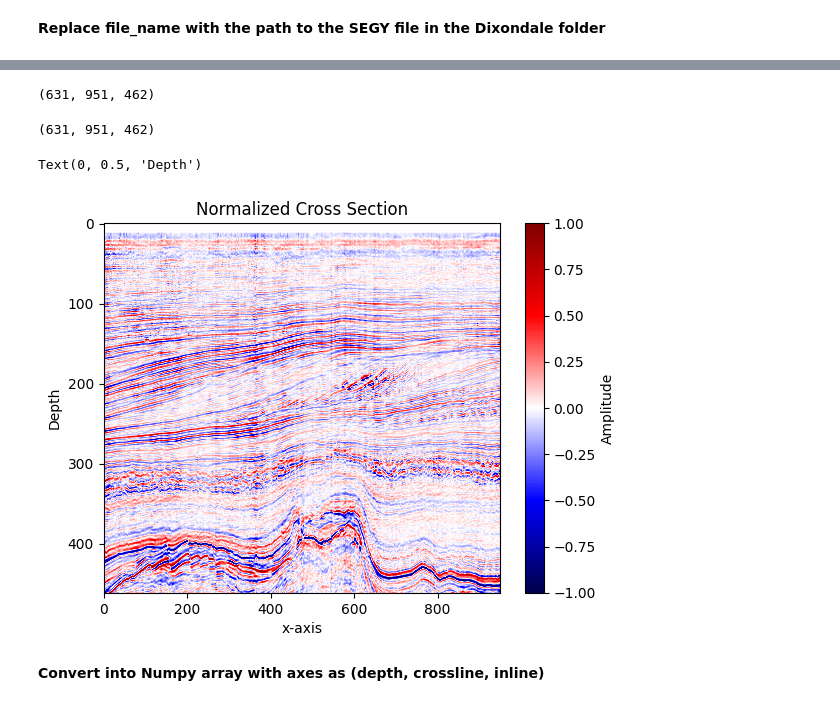
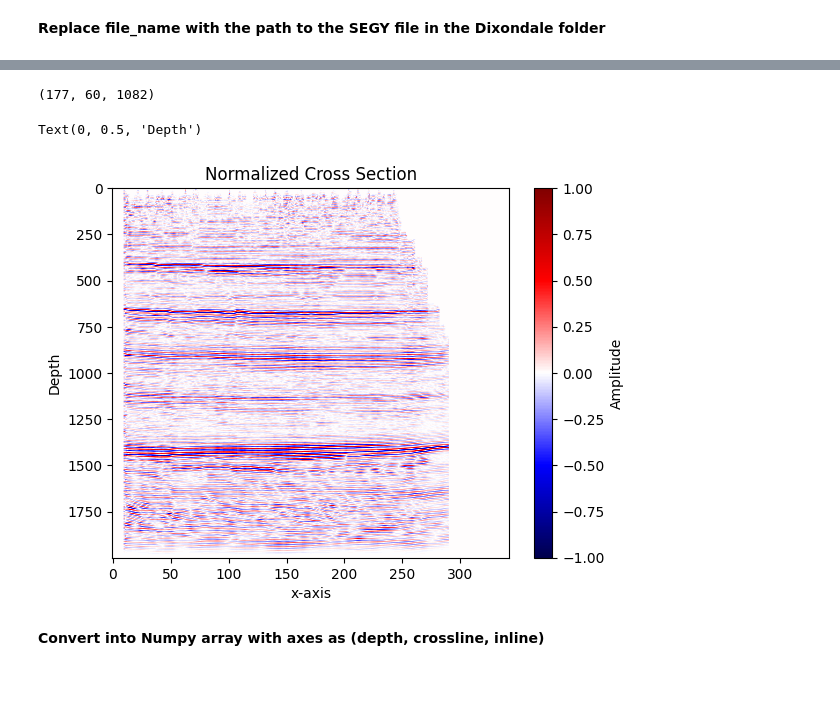
Before and after one commit to crbuch/SeismicML, a Jupyter notebook: main.ipynb, the cells around one changed output, grey strips where cells are left out. Cells and saved outputs as stored; diff of their text form; code cells hidden in the pictures.

```diff
--- a/main.ipynb
+++ b/main.ipynb
@@ -9,6 +11,7 @@ dixondale = "G:/3D Seismic Volumes-SEGY/Seismic Data 3DX/Dixondale/DixondalePSTM
 
 netherlands = "./SeismicData/Netherlands.sgy"
 
-
 stream = read(dixondale, format="SEGY")
 stream.normalize()
+
+seismicData = Seismic(stream)
@@ -25,65 +18,18 @@ Seq. No. in line:  577 | 1970-01-01T00:00:00.000000Z - 1970-01-01T00:00:01.84400
-# %%
-import numpy as np
-
-def get_FFID(trace):
-    header = trace.stats.segy.trace_header
-    return int.from_bytes(header.unpacked_header[8:12], byteorder="little" if header.endian=="<" else "big")
-
-min_FFID = float("inf")
-max_FFID = -float("inf")
-
-for trace in stream:
-    ffid = get_FFID(trace)
-    if ffid>max_FFID:
-        max_FFID = ffid
-    elif ffid<min_FFID:
-        min_FFID = ffid
-
-num_inlines = [0]
-last_ffid = get_FFID(stream[0])
-
-traces = []
-for trace in stream:
-    traces.append(trace.data)
-    ffid = get_FFID(trace)
-    if ffid!=last_ffid:
-        num_inlines.append(0)
-    num_inlines[-1] += 1
-    last_ffid = ffid
-num_inlines = np.bincount(num_inlines).argmax()
-num_crosslines = len(stream)//num_inlines
-sample_depth = len(stream[0])
-
-
-seismic_array = []
-last_inline = 0
-for ct, trace in enumerate(traces):
-    if ct%num_inlines==0:
-        seismic_array.append([])
-    seismic_array[-1].append(trace)
-
-
-if(len(seismic_array[-1])!=num_inlines):
-    seismic_array.pop()
-
-
-seismic_array = np.array(seismic_array)
-print(seismic_array.shape)
-# %% [output]
-(631, 951, 462)
+# %%
+#gets the closest index in the seismicData.seismic_array to a state plane coordinate
+print(seismicData.get_index_from_coordinate(1779276.617, 268208.085,  1081.988))
+# %% [output]
+(177, 60, 1082)
 # %%
 import matplotlib.pyplot as plt
 
-print(seismic_array.shape)
-
-plt.imshow(np.flipud(np.rot90(seismic_array[int(len(seismic_array)/2)])), cmap="seismic", aspect="auto")
+plt.imshow(np.flipud(np.rot90(seismicData.seismic_array[177])), cmap="seismic", aspect="auto")
 plt.colorbar(label="Amplitude")
 plt.title("Normalized Cross Section")
 plt.xlabel("x-axis")
 plt.ylabel("Depth")
 # %% [output]
-(631, 951, 462)
+Text(0, 0.5, 'Depth')
-Text(0, 0.5, 'Depth')
-[figure, old version]
+[figure, new version]
 # %% [markdown]
 **Convert into Numpy array with axes as (depth, crossline, inline)**
```
Also changed, not shown: parts of 4 cells of this notebook, 2 other files.
